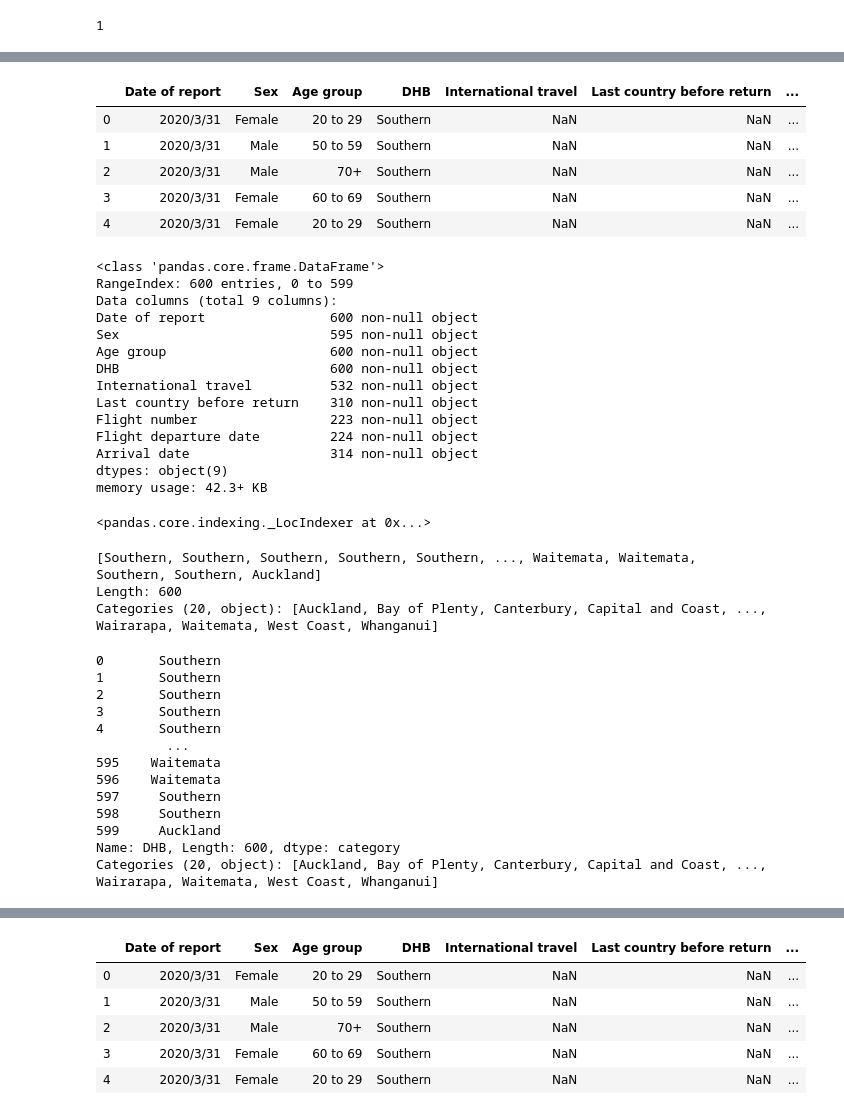
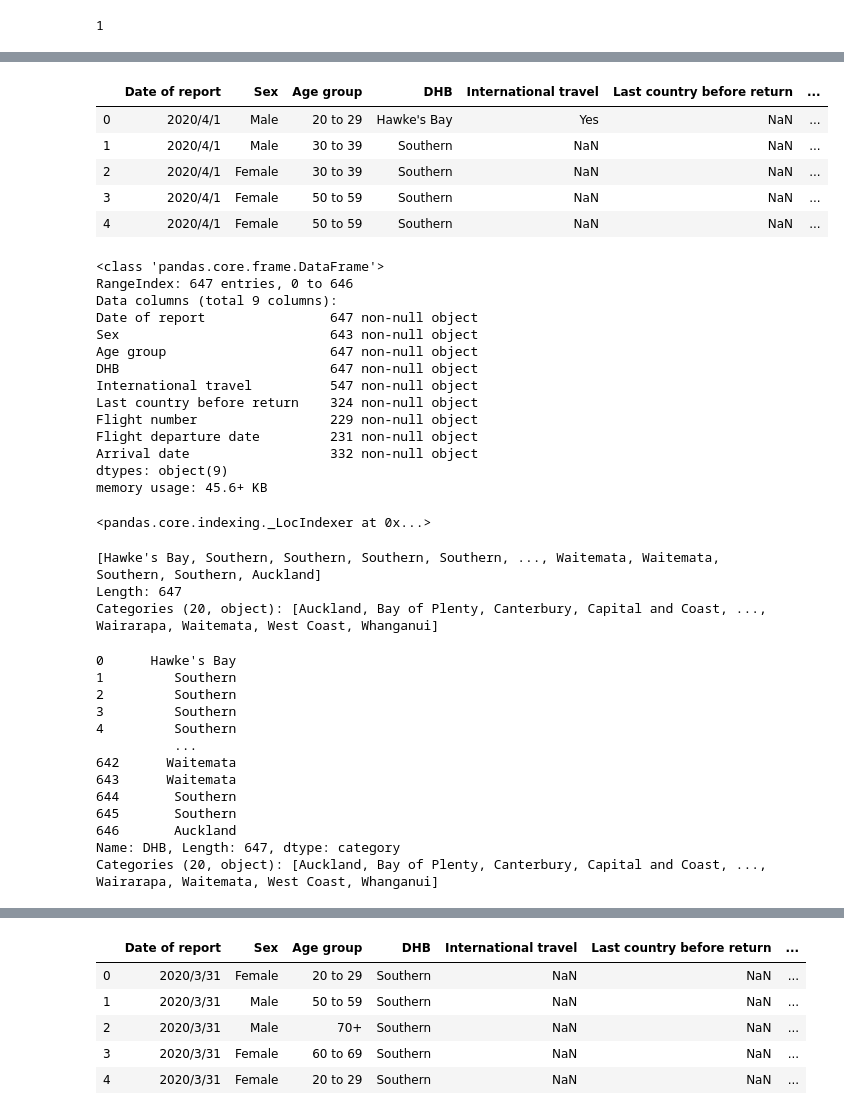
Before and after one commit to KindOPSTAR/COVID-19-NZ-DATA-ANALYSIS, a Jupyter notebook: COVID-19-DATA-NZ.ipynb, the cells around one changed output, grey strips where cells are left out. Drawn from its saved outputs; the diff is of its cells as text; code cells hidden in the pictures.

```diff
--- a/COVID-19-DATA-NZ.ipynb
+++ b/COVID-19-DATA-NZ.ipynb
@@ -618,31 +620,31 @@ check point 1
 # %%
-test_data_1 = pd.read_csv(r"C:\Users\a1240\Desktop\COVID-19\nz_data\DATA\31032020-Confirmed.csv", encoding= 'unicode_escape')
+test_data_1 = pd.read_csv(r"C:\Users\a1240\Desktop\COVID-19\nz_data\DATA\01042020 - Confirmed.csv", encoding= 'unicode_escape')
 
 test_data_1.head()
 # %% [output]
 |  | Date of report | Sex | Age group | DHB | International travel | Last country before return | ... |
-| 0 | 2020/3/31 | Female | 20 to 29 | Southern | NaN | NaN | ... |
-| 1 | 2020/3/31 | Male | 50 to 59 | Southern | NaN | NaN | ... |
-| 2 | 2020/3/31 | Male | 70+ | Southern | NaN | NaN | ... |
-| 3 | 2020/3/31 | Female | 60 to 69 | Southern | NaN | NaN | ... |
-| 4 | 2020/3/31 | Female | 20 to 29 | Southern | NaN | NaN | ... |
+| 0 | 2020/4/1 | Male | 20 to 29 | Hawke's Bay | Yes | NaN | ... |
+| 1 | 2020/4/1 | Male | 30 to 39 | Southern | NaN | NaN | ... |
+| 2 | 2020/4/1 | Female | 30 to 39 | Southern | NaN | NaN | ... |
+| 3 | 2020/4/1 | Female | 50 to 59 | Southern | NaN | NaN | ... |
+| 4 | 2020/4/1 | Female | 50 to 59 | Southern | NaN | NaN | ... |
 # %%
 test_data_1.info()
 # %% [output]
 <class 'pandas.core.frame.DataFrame'>
-RangeIndex: 600 entries, 0 to 599
+RangeIndex: 647 entries, 0 to 646
 Data columns (total 9 columns):
-Date of report                600 non-null object
-Sex                           595 non-null object
-Age group                     600 non-null object
-DHB                           600 non-null object
-International travel          532 non-null object
-Last country before return    310 non-null object
-Flight number                 223 non-null object
-Flight departure date         224 non-null object
-Arrival date                  314 non-null object
+Date of report                647 non-null object
+Sex                           643 non-null object
+Age group                     647 non-null object
+DHB                           647 non-null object
+International travel          547 non-null object
+Last country before return    324 non-null object
+Flight number                 229 non-null object
+Flight departure date         231 non-null object
+Arrival date                  332 non-null object
 dtypes: object(9)
-memory usage: 42.3+ KB
+memory usage: 45.6+ KB
 # %%
 test_data_1.loc()
 # %% [output]
@@ -650,24 +652,24 @@ test_data_1.loc()
 # %%
 test_data_1["DHB"].astype('category').values
 # %% [output]
-[Southern, Southern, Southern, Southern, Southern, ..., Waitemata, Waitemata, Southern, Southern, Auckland]
-Length: 600
+[Hawke's Bay, Southern, Southern, Southern, Southern, ..., Waitemata, Waitemata, Southern, Southern, Auckland]
+Length: 647
 Categories (20, object): [Auckland, Bay of Plenty, Canterbury, Capital and Coast, ..., Wairarapa, Waitemata, West Coast, Whanganui]
 # %%
 test_data_1["DHB"].astype('category')
 # %% [output]
-0       Southern
-1       Southern
-2       Southern
-3       Southern
-4       Southern
-         ...
-595    Waitemata
-596    Waitemata
-597     Southern
-598     Southern
-599     Auckland
-Name: DHB, Length: 600, dtype: category
+0      Hawke's Bay
+1         Southern
+2         Southern
+3         Southern
+4         Southern
+          ...
+642      Waitemata
+643      Waitemata
+644       Southern
+645       Southern
+646       Auckland
+Name: DHB, Length: 647, dtype: category
 Categories (20, object): [Auckland, Bay of Plenty, Canterbury, Capital and Coast, ..., Wairarapa, Waitemata, West Coast, Whanganui]
 # %%
 df_test_data_1= test_data_1.groupby('DHB')
```
Also changed, not shown: parts of 51 cells of this notebook.
